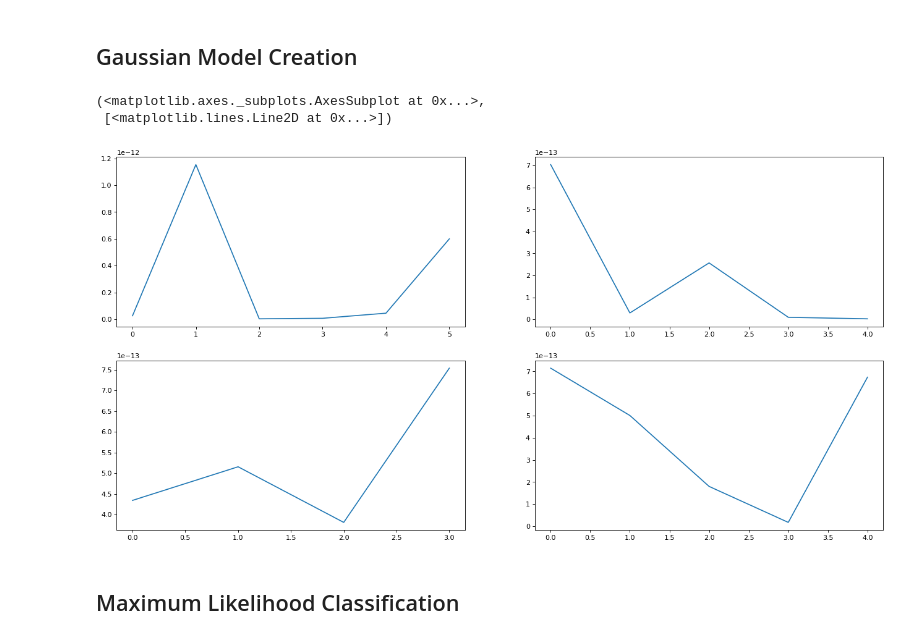
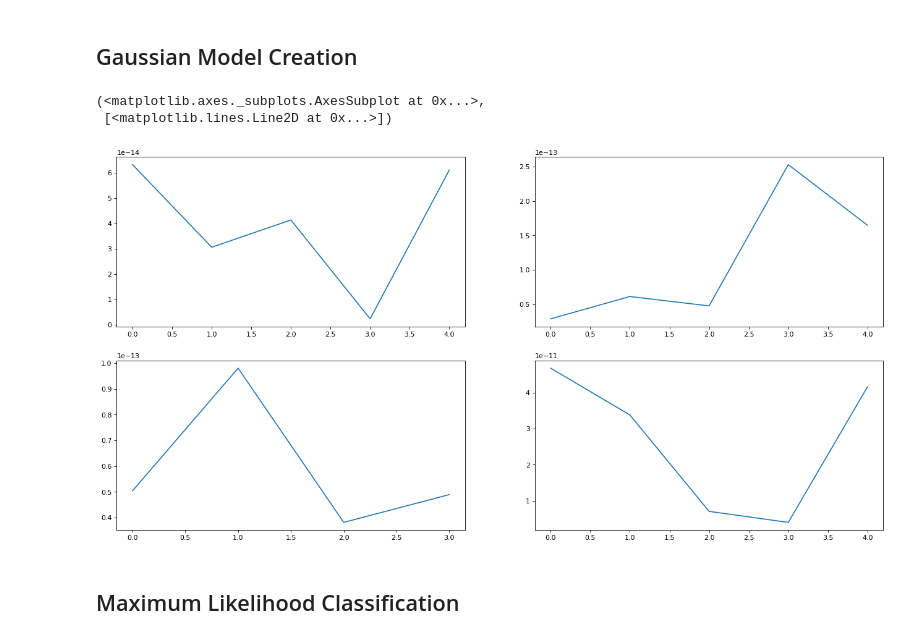
Before and after one commit to Sam-Malpass/Land-Based-Classification, a Jupyter notebook: Land Based Classification.ipynb, the cells around one changed output. Drawn from its saved outputs; the diff is of its cells as text; code cells hidden in the pictures.

Commit message:
Switch to individual class based means and covariances

```diff
--- a/Land Based Classification.ipynb
+++ b/Land Based Classification.ipynb
@@ -145,0 +164,5 @@ array([109.1 , 103.4 ,  92.45,  99.45,  88.75,  98.5 ])
+# %%
+mu_1 = class_1_samples.mean(axis=0)
+mu_2 = class_2_samples.mean(axis=0)
+mu_3 = class_3_samples.mean(axis=0)
+mu_4 = class_4_samples.mean(axis=0)
@@ -164,2 +180,7 @@ array([[4611.88421053, 4271.37894737,  697.37368421,  475.84736842,
+# %%
+cov_1 = lw(class_1_samples)[0]
+cov_2 = lw(class_2_samples)[0]
+cov_3 = lw(class_3_samples)[0]
+cov_4 = lw(class_4_samples)[0]
 # %% [markdown]
 ## Gaussian Model Creation
@@ -180,18 +187,18 @@ for i in range(0, (len(sample_labels)-1)):
 # %%
-gauss1 = multivariate_normal.pdf(class1, mean=mean_vector, cov=cov_mat)
-gauss2 = multivariate_normal.pdf(class2, mean=mean_vector, cov=cov_mat)
-gauss3 = multivariate_normal.pdf(class3, mean=mean_vector, cov=cov_mat)
-gauss4 = multivariate_normal.pdf(class4, mean=mean_vector, cov=cov_mat)
+gauss_1 = multivariate_normal.pdf(class_1_samples, mean=mu_1, cov=cov_1)
+gauss_2 = multivariate_normal.pdf(class_2_samples, mean=mu_2, cov=cov_2)
+gauss_3 = multivariate_normal.pdf(class_3_samples, mean=mu_3, cov=cov_3)
+gauss_4 = multivariate_normal.pdf(class_4_samples, mean=mu_4, cov=cov_4)
 # %%
 fig = plt.figure(figsize = (20, 10), dpi = 80, facecolor = 'w', edgecolor = 'k')
-plt.subplot(221), plt.plot(gauss1)
-plt.subplot(222), plt.plot(gauss2)
-plt.subplot(223), plt.plot(gauss3)
-plt.subplot(224), plt.plot(gauss4)
+plt.subplot(221), plt.plot(gauss_1)
+plt.subplot(222), plt.plot(gauss_2)
+plt.subplot(223), plt.plot(gauss_3)
+plt.subplot(224), plt.plot(gauss_4)
 # %% [output]
 (<matplotlib.axes._subplots.AxesSubplot at 0x...>,
  [<matplotlib.lines.Line2D at 0x...>])
-[figure, old version]
+[figure, new version]
 # %% [markdown]
 ## Maximum Likelihood Classification
 # %% [markdown]
```
Also changed, not shown: parts of 9 cells of this notebook.
